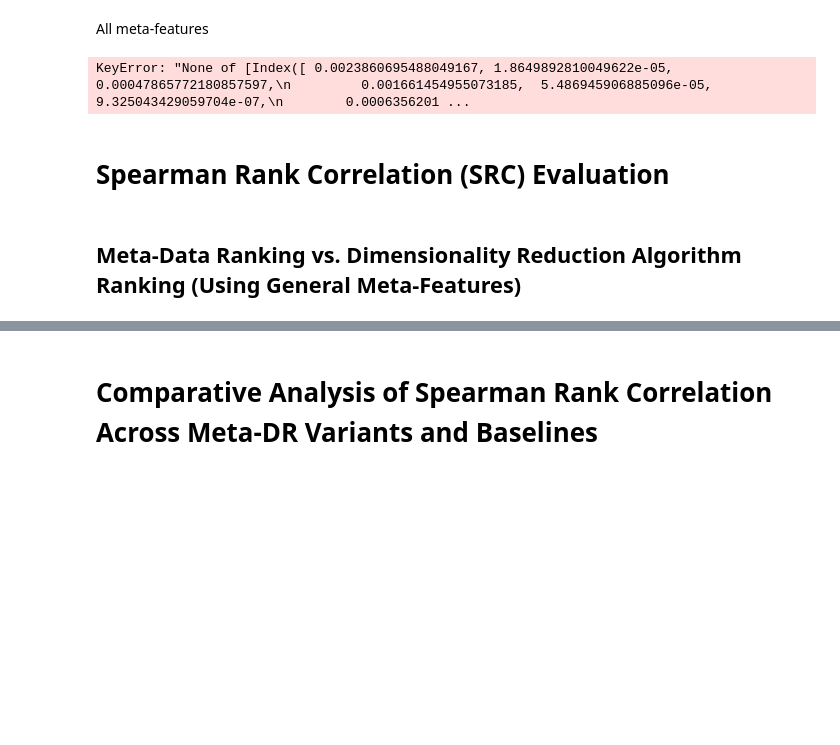
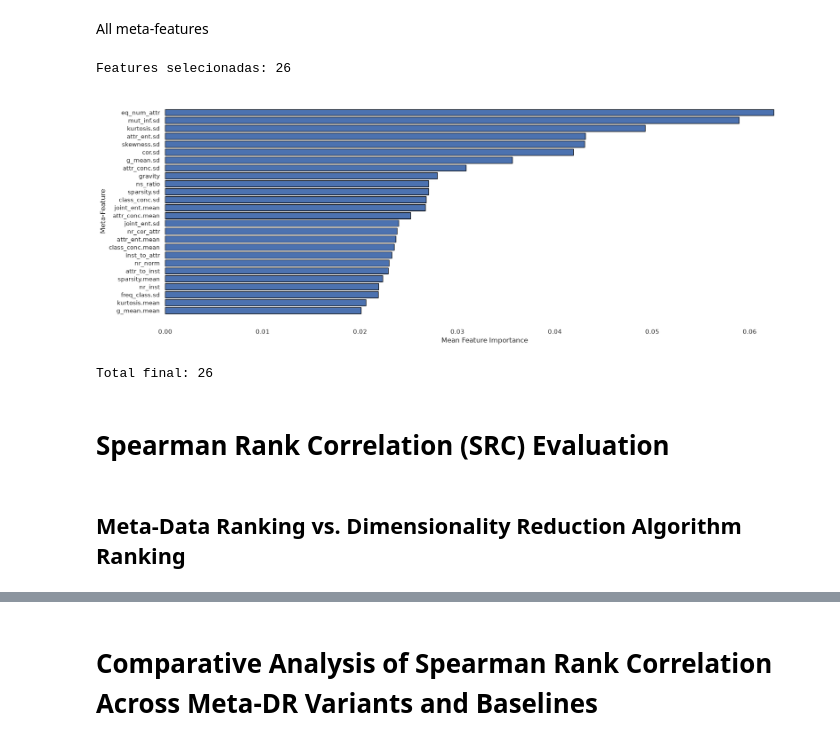
Before and after one commit to silvadaniell/meta-dr, a Jupyter notebook: Meta_DR.ipynb, the cells around one changed output, grey strips where cells are left out. Drawn from its saved outputs; the diff is of its cells as text; code cells hidden in the pictures; blank space fills up the shorter version.

```diff
--- a/Meta_DR.ipynb
+++ b/Meta_DR.ipynb
@@ -2138,10 +2142,10 @@ TARGET_COLUMNS = [
     'SpectralEmbedding', 'TruncatedSVD', 'LLE', 'KPCA', 't-SNE'
 ]
 
-all_metafeatures_selected = meta_dataset.drop(columns=["Name"])
+all_metafeatures = all_metafeatures_normalized_dedup.drop(columns=["Name"])
 df_ranking_algorithms = df_ranking_algorithms.drop(columns=["Name"])
 
-SELECTED_FEATURES = all_metafeatures_selected.columns.tolist()
+SELECTED_FEATURES = all_metafeatures.columns.tolist()
 
 # Helper functions
 def prepare_features(dataframe, feature_columns):
@@ -2230,7 +2234,7 @@ importance_df = pd.DataFrame({
 
 # Mantém apenas features com importância
 importance_df = importance_df[
-                    importance_df["importance"]
+                    importance_df["importance"] >0.02
 
 ].copy()
 
@@ -2243,34 +2247,35 @@ importance_df = (
 )
 
 plt.figure(figsize=(18, max(6, len(importance_df) * 0.25)))
 
 plt.barh(
     importance_df["feature"],
     importance_df["importance"],
     edgecolor="black"
 )
 
 plt.xlabel("Mean Feature Importance")
 plt.ylabel("Meta-Feature")
 
 # plt.title(
 #     f"Meta-Features com Importance ({len(importance_df)} features)",
 #     fontsize=16
 # )
 
 plt.box(False)
 
 plt.tight_layout()
 
 plt.savefig(
     "selected_metafeatures_importance_above.pdf",
     format="pdf",
     bbox_inches="tight"
 )
 
 plt.show()
 # %% [output]
-KeyError: "None of [Index([ 0.0023860695488049167, 1.8649892810049622e-05, 0.00047865772180857597,\n         0.001661454955073185,  5.486945906885096e-05,  9.325043429059704e-07,\n        0.0006356201 ...
+Features selecionadas: 26
+[figure, added]
 # %%
 FINAL_SELECTED_FEATURES = (
     importance_df["feature"]
@@ -2278,5 +2283,7 @@ FINAL_SELECTED_FEATURES = (
 )
 
 print(f"Total final: {len(FINAL_SELECTED_FEATURES)}")
+# %% [output]
+Total final: 26
 # %%
 predictions_final, importance_final = train_meta_model_loo(
@@ -2288,7 +2295,7 @@ predictions_final, importance_final = train_meta_model_loo(
 # %% [markdown]
 # Spearman Rank Correlation (SRC) Evaluation
 # %% [markdown]
-## Meta-Data Ranking vs. Dimensionality Reduction Algorithm Ranking (Using General Meta-Features)
+## Meta-Data Ranking vs. Dimensionality Reduction Algorithm Ranking
 # %%
 from scipy.stats import spearmanr
 from sklearn.model_selection import LeaveOneOut
```
Also changed, not shown: parts of 22 cells of this notebook.
